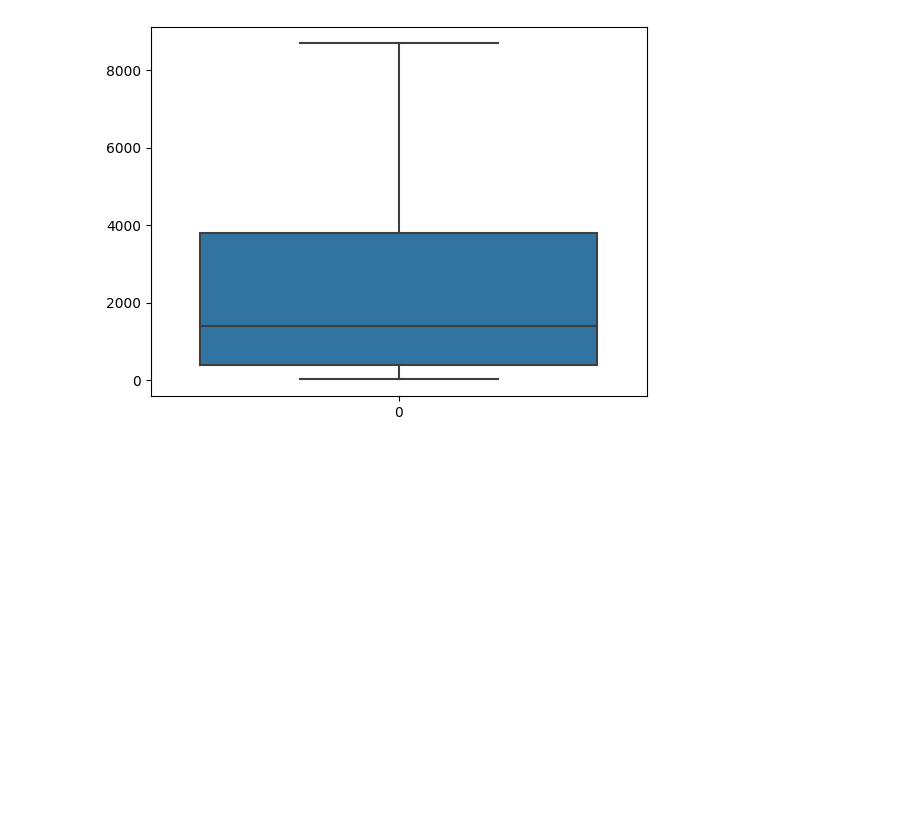
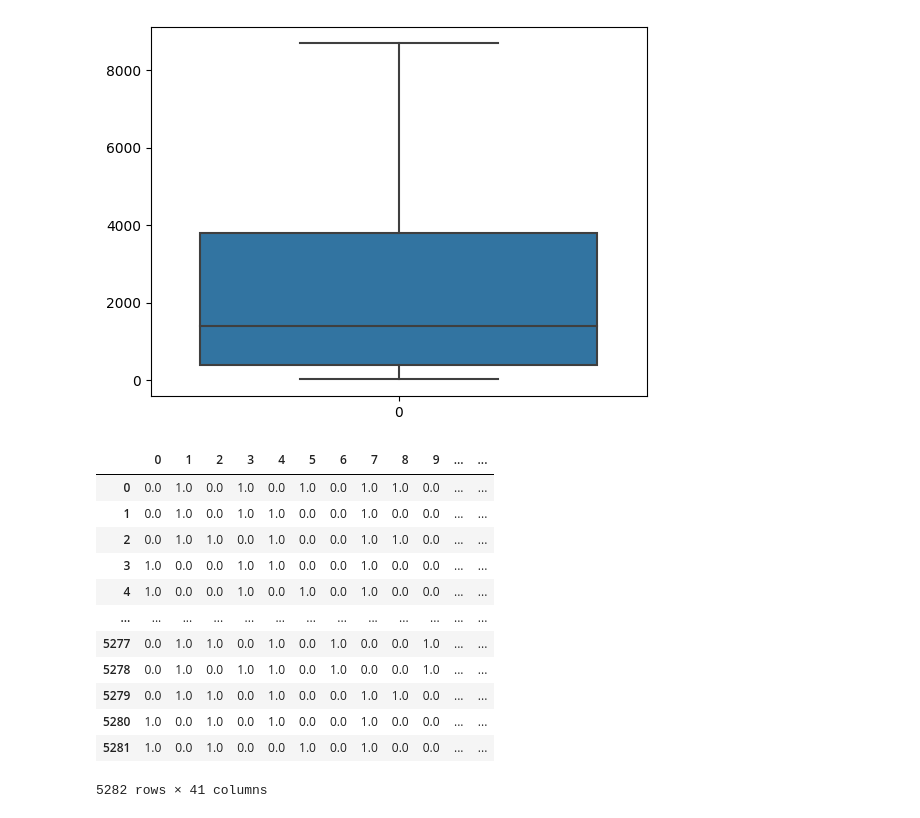
Before and after one commit to DeadArcadiy/ds_dropped_users, a Jupyter notebook: users.ipynb, the cells around one changed output. Drawn from its saved outputs; the diff is of its cells as text; code cells hidden in the pictures; blank space fills up the shorter version.

Commit message:
OneHotEncoder added

```diff
--- a/users.ipynb
+++ b/users.ipynb
@@ -80,5 +101,9 @@ data.where(data['TotalSpent'] == ' ').dropna()
 | 4326 | 0.0 | 25.35 |  | Male | 0.0 | Yes | Yes | ... |
 | 4551 | 0.0 | 52.55 |  | Female | 0.0 | Yes | Yes | ... |
 | 4598 | 0.0 | 56.05 |  | Female | 0.0 | Yes | Yes | ... |
+# %%
+filler = data.TotalSpent.where(data['TotalSpent'] != ' ').median()
 # %%
-data['TotalSpent'] = data['TotalSpent'].where(data['TotalSpent'] != ' ').fillna(data.TotalSpent.mode())
+data['TotalSpent'] = data['TotalSpent'].where(data['TotalSpent'] != ' ').fillna(filler)
+data.TotalSpent = pd.to_numeric(data.TotalSpent)
+data.info()
@@ -87,3 +130,37 @@ sns.boxplot(data.TotalSpent)
 # %% [output]
 <Axes: >
 [figure]
+# %%
+from sklearn.preprocessing import OneHotEncoder
+enc = OneHotEncoder(handle_unknown='ignore',sparse=False)
+# %%
+transformed_columns = pd.DataFrame(enc.fit_transform(data[['Sex',
+                       'HasPartner',
+                       'HasChild',
+                       'HasPhoneService',
+                       'HasMultiplePhoneNumbers',
+                       'HasInternetService',
+                       'HasOnlineSecurityService',
+                       'HasOnlineBackup',
+                       'HasDeviceProtection',
+                       'HasTechSupportAccess',
+                       'HasOnlineTV',
+                       'HasMovieSubscription',
+                       'HasContractPhone',
+                       'IsBillingPaperless',
+                       'PaymentMethod']]))
+transformed_columns
+# %% [output]
+|  | 0 | 1 | 2 | 3 | 4 | 5 | 6 | 7 | 8 | 9 | ... | ... |
+| 0 | 0.0 | 1.0 | 0.0 | 1.0 | 0.0 | 1.0 | 0.0 | 1.0 | 1.0 | 0.0 | ... | ... |
+| 1 | 0.0 | 1.0 | 0.0 | 1.0 | 1.0 | 0.0 | 0.0 | 1.0 | 0.0 | 0.0 | ... | ... |
+| 2 | 0.0 | 1.0 | 1.0 | 0.0 | 1.0 | 0.0 | 0.0 | 1.0 | 1.0 | 0.0 | ... | ... |
+| 3 | 1.0 | 0.0 | 0.0 | 1.0 | 1.0 | 0.0 | 0.0 | 1.0 | 0.0 | 0.0 | ... | ... |
+| 4 | 1.0 | 0.0 | 0.0 | 1.0 | 0.0 | 1.0 | 0.0 | 1.0 | 0.0 | 0.0 | ... | ... |
+| ... | ... | ... | ... | ... | ... | ... | ... | ... | ... | ... | ... | ... |
+| 5277 | 0.0 | 1.0 | 1.0 | 0.0 | 1.0 | 0.0 | 1.0 | 0.0 | 0.0 | 1.0 | ... | ... |
+| 5278 | 0.0 | 1.0 | 0.0 | 1.0 | 1.0 | 0.0 | 1.0 | 0.0 | 0.0 | 1.0 | ... | ... |
+| 5279 | 0.0 | 1.0 | 1.0 | 0.0 | 1.0 | 0.0 | 0.0 | 1.0 | 1.0 | 0.0 | ... | ... |
+| 5280 | 1.0 | 0.0 | 1.0 | 0.0 | 1.0 | 0.0 | 0.0 | 1.0 | 0.0 | 0.0 | ... | ... |
+| 5281 | 1.0 | 0.0 | 1.0 | 0.0 | 0.0 | 1.0 | 0.0 | 1.0 | 0.0 | 0.0 | ... | ... |
+5282 rows × 41 columns
```
Also changed, not shown: parts of 11 cells of this notebook.
